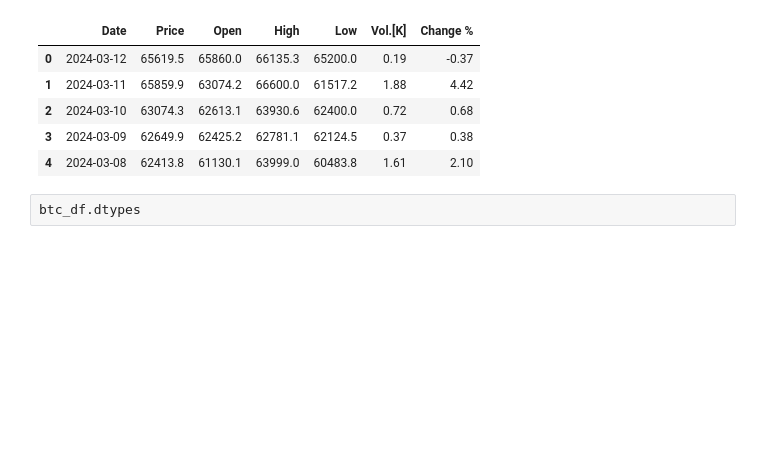
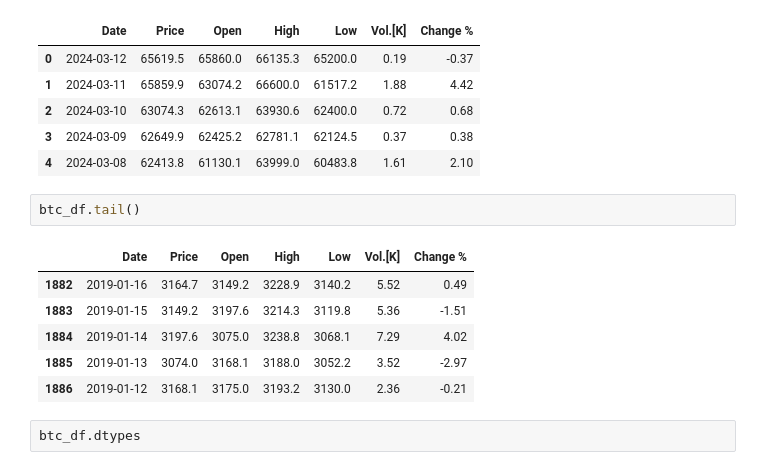
Before and after one commit to matteorainone/crypto-data-visualization, a Jupyter notebook: eda_analysis.ipynb, the cells around one changed output. Cells and saved outputs as stored; diff of their text form; blank space fills up the shorter version.

```diff
--- a/eda_analysis.ipynb
+++ b/eda_analysis.ipynb
@@ -100,6 +100,15 @@ btc_df.head()
 | 2 | 2024-03-10 | 63074.3 | 62613.1 | 63930.6 | 62400.0 | 0.72 | 0.68 |
 | 3 | 2024-03-09 | 62649.9 | 62425.2 | 62781.1 | 62124.5 | 0.37 | 0.38 |
 | 4 | 2024-03-08 | 62413.8 | 61130.1 | 63999.0 | 60483.8 | 1.61 | 2.10 |
+# %%
+btc_df.tail()
+# %% [output]
+|  | Date | Price | Open | High | Low | Vol.[K] | Change % |
+| 1882 | 2019-01-16 | 3164.7 | 3149.2 | 3228.9 | 3140.2 | 5.52 | 0.49 |
+| 1883 | 2019-01-15 | 3149.2 | 3197.6 | 3214.3 | 3119.8 | 5.36 | -1.51 |
+| 1884 | 2019-01-14 | 3197.6 | 3075.0 | 3238.8 | 3068.1 | 7.29 | 4.02 |
+| 1885 | 2019-01-13 | 3074.0 | 3168.1 | 3188.0 | 3052.2 | 3.52 | -2.97 |
+| 1886 | 2019-01-12 | 3168.1 | 3175.0 | 3193.2 | 3130.0 | 2.36 | -0.21 |
 # %%
 btc_df.dtypes
 # %% [output]
```
Also changed, not shown: parts of 1 cell of this notebook, 2 other files.
